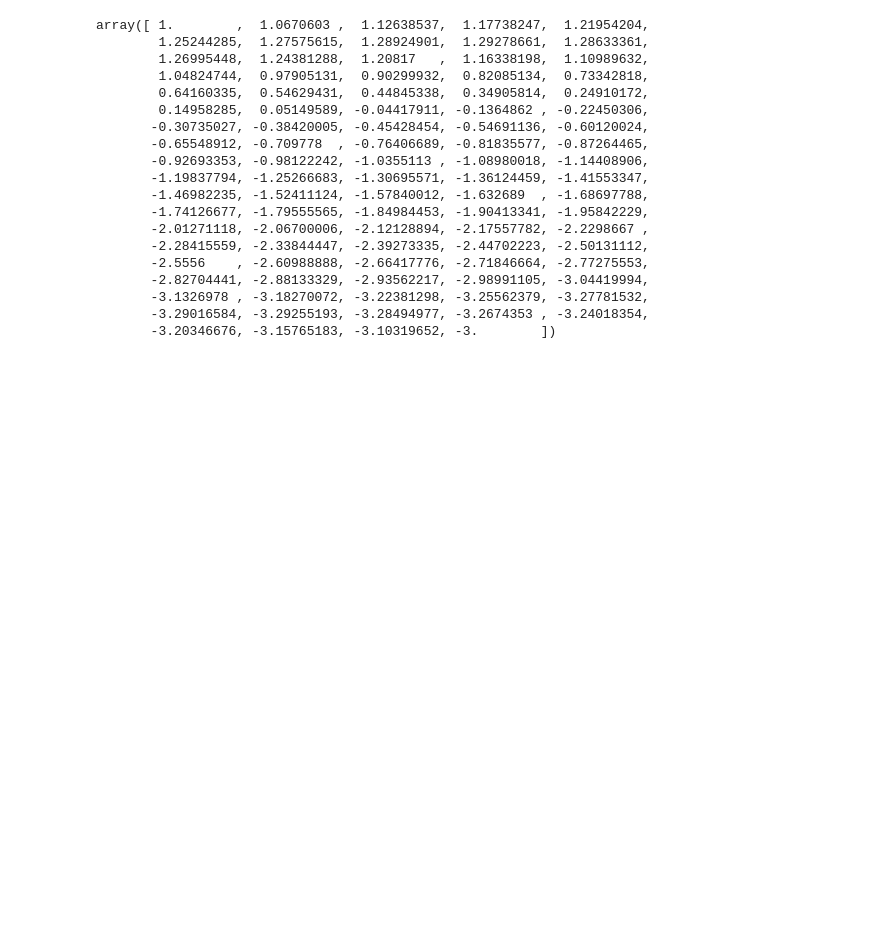
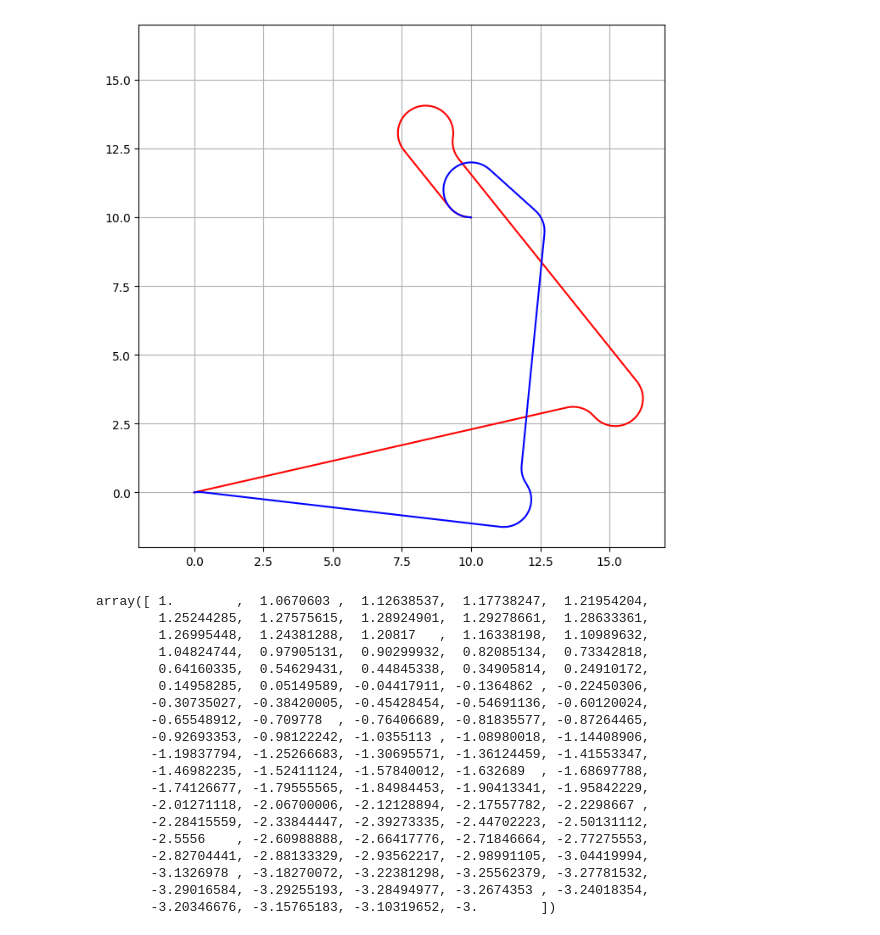
Before and after one commit to nicolazilio0/MAPF, a Jupyter notebook: path_planning/src/rtt_start_python/rrt_start_simplify.ipynb, the cells around one changed output. Cells and saved outputs as stored; diff of their text form; code cells hidden in the pictures; blank space fills up the shorter version.

```diff
--- a/path_planning/src/rtt_start_python/rrt_start_simplify.ipynb
+++ b/path_planning/src/rtt_start_python/rrt_start_simplify.ipynb
@@ -348,3 +737,15 @@ plt.show()
+# %%
+plt.figure(figsize=(8, 8))
+plt.xlim(-2, 17)
+plt.ylim(-2, 17)
+plt.plot([x for (x, y) in path_cpp], [y for (x, y) in path_cpp], color='red')
+plt.plot([x for (x, y) in path], [y for (x, y) in path], color='blue')
+
+# plt.scatter([x for (x, y) in path], [y for (x, y) in path])
+plt.grid(True)
+plt.show()
+# %% [output]
+[figure, added]
 # %%
 import numpy as np
 from dubins_planner import DubinsPath
```
Also changed, not shown: parts of 6 cells of this notebook, 2 other files.
